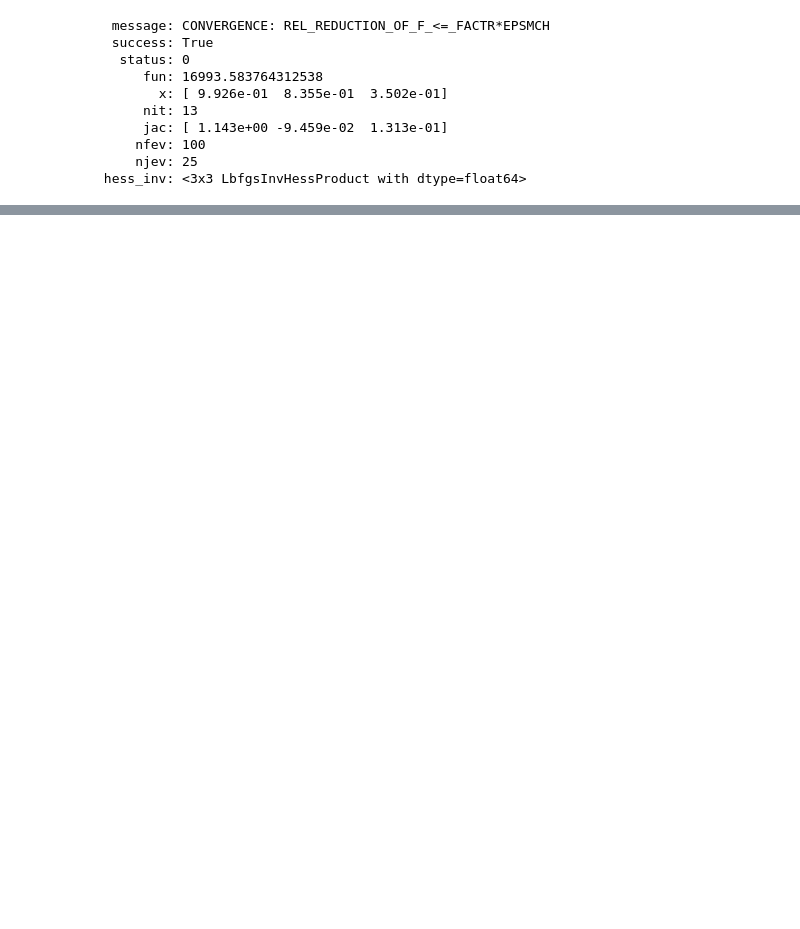
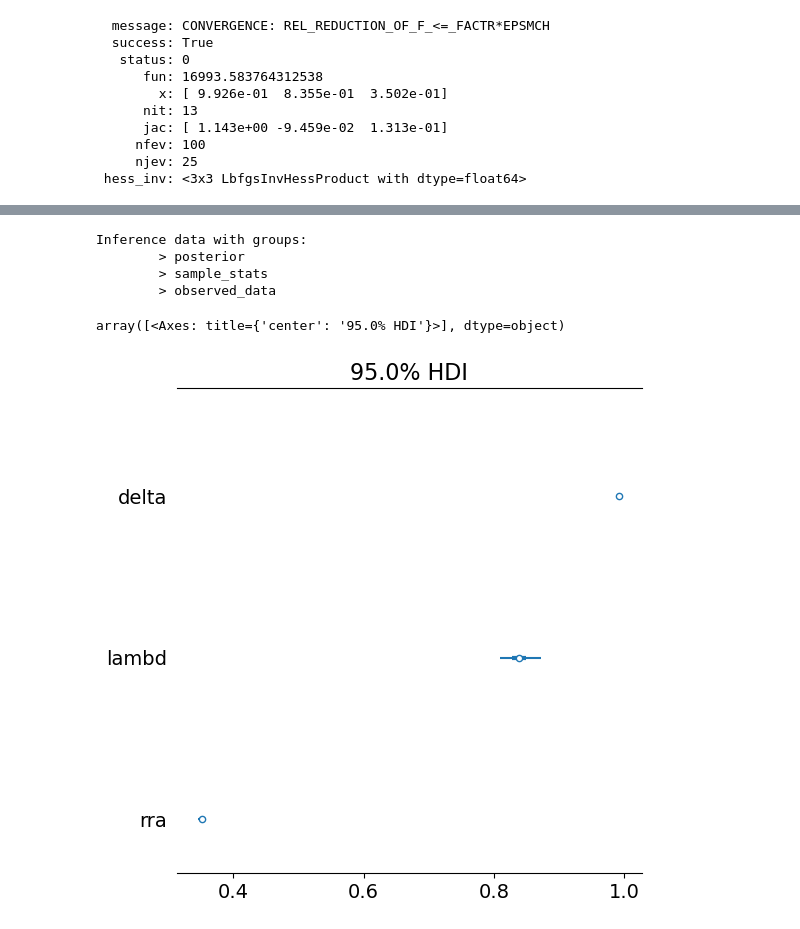
Before and after one commit to zarkwang/attention_discount_project, a Jupyter notebook: model/demo.ipynb, the cells around one changed output, grey strips where cells are left out. Drawn from its saved outputs; the diff is of its cells as text; code cells hidden in the pictures; blank space fills up the shorter version.

Commit message:
estimation with MLE and Bayesian approach

```diff
--- a/model/demo.ipynb
+++ b/model/demo.ipynb
@@ -179,0 +136,38 @@ mpl_estimation.mle(data=chavez_dt,
+# %%
+# Model fitting: Bayesian approach
+def attention_v(t, x, *args,**kwargs):
+
+    if delta == 1:
+        g = t
+    elif (delta < 1) & (delta > 0):
+        g = 1 / (1 - delta) * (delta**(-t) - 1)
+    else:
+        print("Invalid value for argument 'delta'. Must be greater than 0 and not greater than 1.")
+        return
+
+    u = x**rra
+    w_t = 1 / (1 + g * pm.math.exp(-u / lambd))
+
+    return w_t*u
+
+
+with pm.Model() as model:
+
+    data = chavez_dt
+    ss_t = data['ss_delay'].values
+    ss_x = data['ss_amount'].values
+    ll_t = data['ll_delay'].values
+    ll_x = data['ll_amount'].values
+    choice = data['choice'].values
+
+    delta = pm.TruncatedNormal('delta',mu=1,sigma=1,lower=0,upper=1)
+    lambd = pm.Uniform('lambd',lower=0,upper=100)
+    rra = pm.TruncatedNormal('rra',mu=10,sigma=1,lower=0)
+
+    ss_v = attention_v(ss_t, ss_x, delta, lambd, rra)
+    ll_v = attention_v(ll_t, ll_x, delta, lambd, rra)
+    p_choice_ll = pm.Deterministic('p_choice_ll',pm.invlogit(ll_v-ss_v))
+
+    p = pm.Bernoulli('p',p_choice_ll,observed = choice)
+    idata = pm.sample(1000)
+    #start = pm.find_MAP()
@@ -179,0 +177,12 @@ mpl_estimation.mle(data=chavez_dt,
+# %%
+idata
+# %% [output]
+Inference data with groups:
+        > posterior
+        > sample_stats
+        > observed_data
+# %%
+az.plot_forest(idata, var_names=['delta','lambd','rra'], combined=True, hdi_prob=0.95)
+# %% [output]
+array([<Axes: title={'center': '95.0% HDI'}>], dtype=object)
+[figure, added]
```
Also changed, not shown: parts of 12 cells of this notebook, 2 other files.
